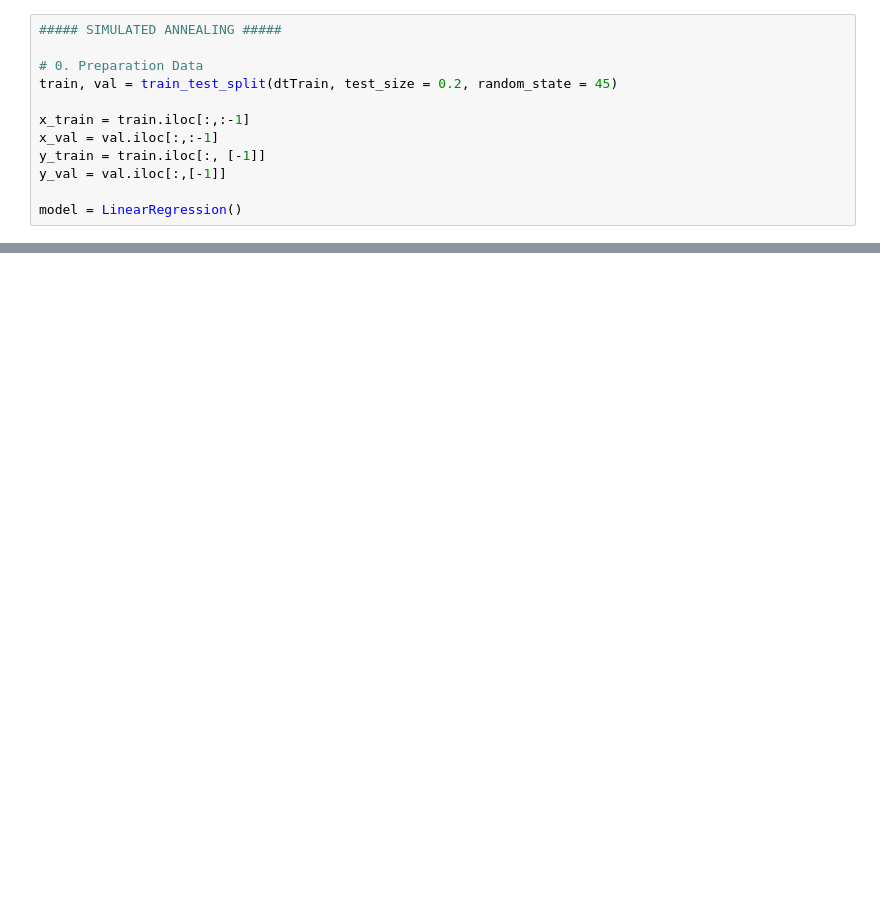
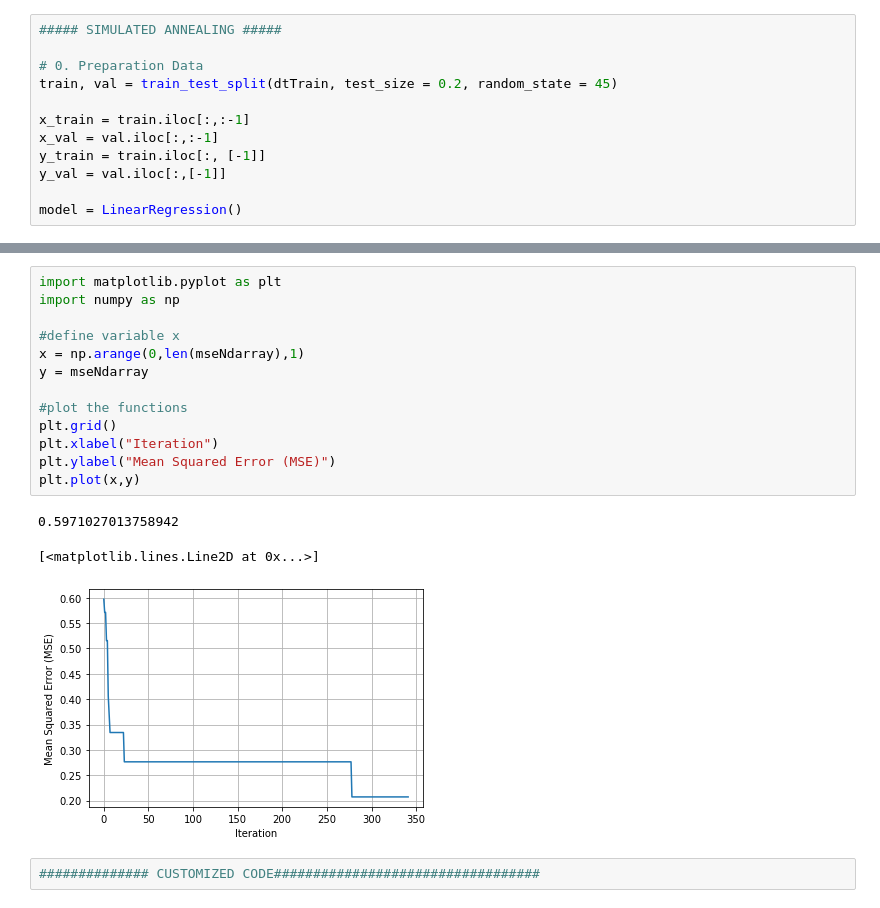
Before and after one commit to mfrizqi/tiwaw, a Jupyter notebook: code/FS-SA.ipynb, the cells around one changed output, grey strips where cells are left out. Saved outputs shown, nothing was run; the diff lists cells and outputs as text; blank space fills up the shorter version.

```diff
--- a/code/FS-SA.ipynb
+++ b/code/FS-SA.ipynb
@@ -135,0 +276,19 @@ Best MSE :  0.31939371851694986
+# %%
+import matplotlib.pyplot as plt
+import numpy as np
+
+#define variable x
+x = np.arange(0,len(mseNdarray),1)
+y = mseNdarray
+
+#plot the functions
+plt.grid()
+plt.xlabel("Iteration")
+plt.ylabel("Mean Squared Error (MSE)")
+plt.plot(x,y)
+# %% [output]
+0.5971027013758942
+[<matplotlib.lines.Line2D at 0x...>]
+[figure, added]
+# %%
+############## CUSTOMIZED CODE##################################
```
Also changed, not shown: parts of 14 cells of this notebook, 18 other files.
